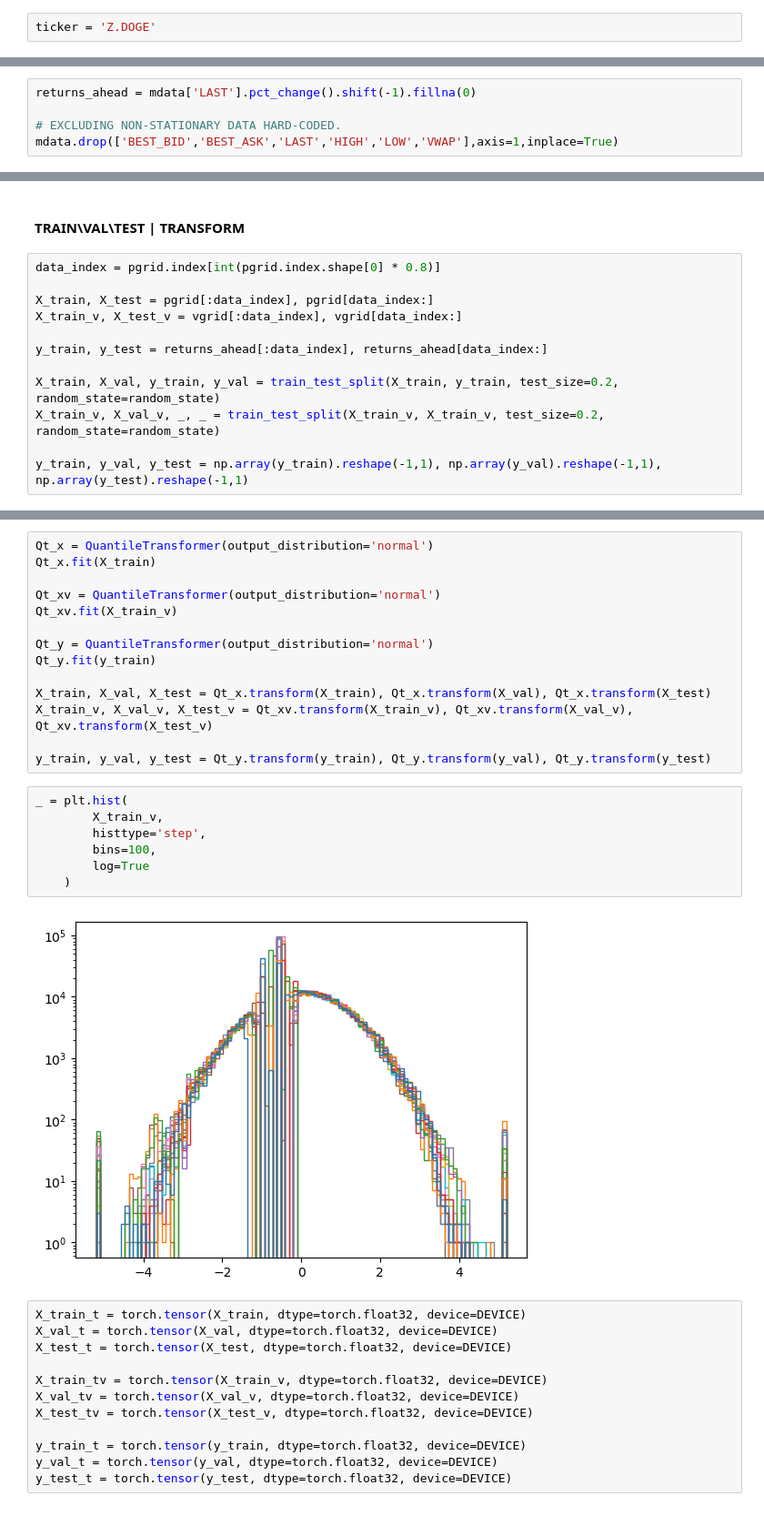
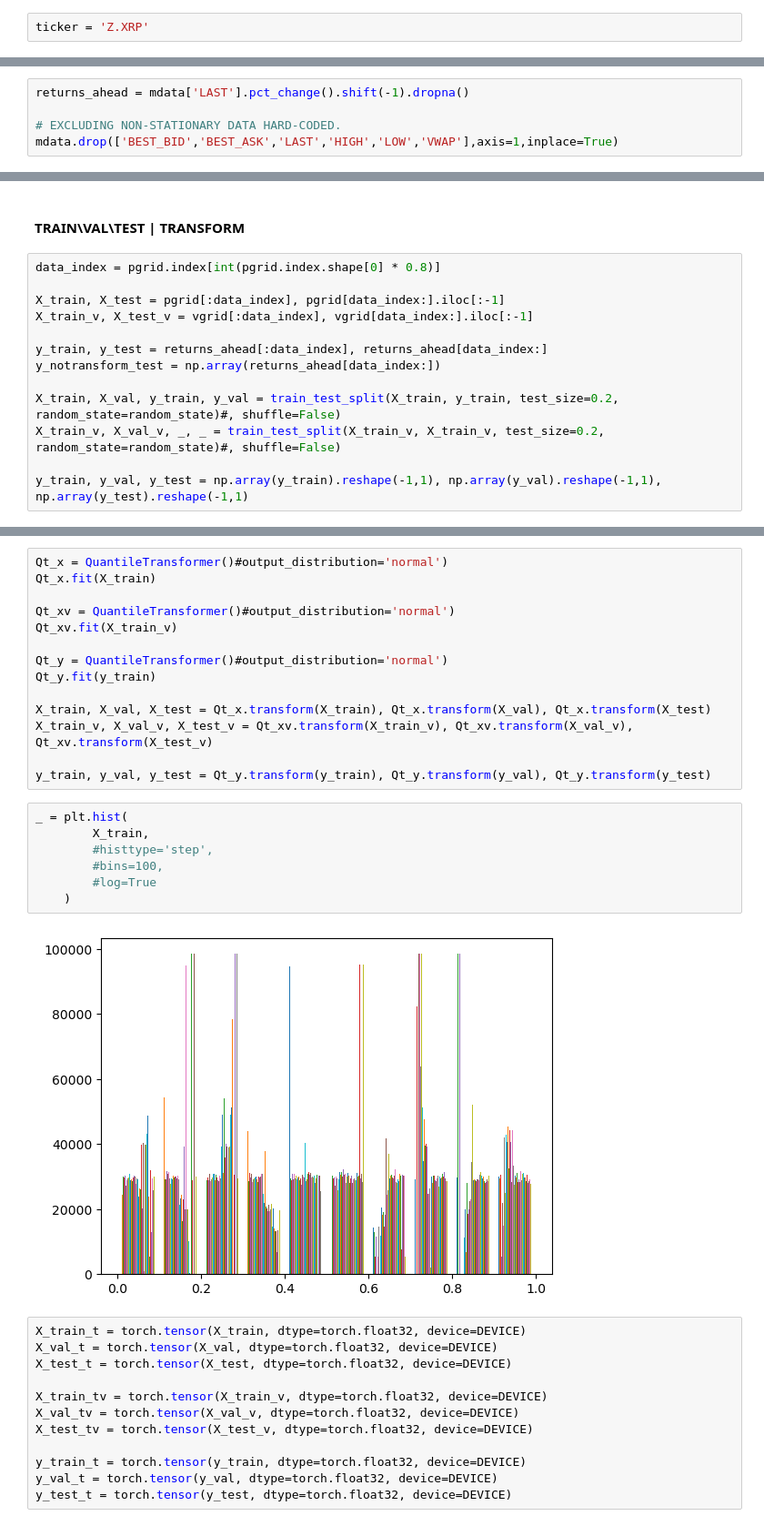
Before and after one commit to dmtrpolovnikov/ML_course, a Jupyter notebook: task_09_polovnikov.ipynb, the cells around one changed output, grey strips where cells are left out. Shown at 91% size. Drawn from its saved outputs; the diff is of its cells as text.

```diff
--- a/task_09_polovnikov.ipynb
+++ b/task_09_polovnikov.ipynb
@@ -64,14 +64,14 @@ def get_market_data(ticker):
 
     return data,price_grid,vol_grid
 # %%
-ticker = 'Z.DOGE'
+ticker = 'Z.XRP'
 # %%
 mdata,pgrid,vgrid = get_market_data(ticker)
 ix = (mdata['HIGH']<=1.1*mdata['VWAP'])&(mdata['LOW']>=0.9*mdata['VWAP'])
 mdata,pgrid,vgrid = mdata[ix],pgrid[ix],vgrid[ix]
 #mdata = mdata.groupby(mdata.index).last()
 # %%
-returns_ahead = mdata['LAST'].pct_change().shift(-1).fillna(0)
+returns_ahead = mdata['LAST'].pct_change().shift(-1).dropna()
 
 # EXCLUDING NON-STATIONARY DATA HARD-CODED.
 mdata.drop(['BEST_BID','BEST_ASK','LAST','HIGH','LOW','VWAP'],axis=1,inplace=True)
@@ -187,12 +180,13 @@ torch.Size([293332, 1])
 # %%
 data_index = pgrid.index[int(pgrid.index.shape[0] * 0.8)]
 
-X_train, X_test = pgrid[:data_index], pgrid[data_index:]
-X_train_v, X_test_v = vgrid[:data_index], vgrid[data_index:]
+X_train, X_test = pgrid[:data_index], pgrid[data_index:].iloc[:-1]
+X_train_v, X_test_v = vgrid[:data_index], vgrid[data_index:].iloc[:-1]
 
 y_train, y_test = returns_ahead[:data_index], returns_ahead[data_index:]
+y_notransform_test = np.array(returns_ahead[data_index:])
 
-X_train, X_val, y_train, y_val = train_test_split(X_train, y_train, test_size=0.2, random_state=random_state)
-X_train_v, X_val_v, _, _ = train_test_split(X_train_v, X_train_v, test_size=0.2, random_state=random_state)
+X_train, X_val, y_train, y_val = train_test_split(X_train, y_train, test_size=0.2, random_state=random_state)#, shuffle=False)
+X_train_v, X_val_v, _, _ = train_test_split(X_train_v, X_train_v, test_size=0.2, random_state=random_state)#, shuffle=False)
 
 y_train, y_val, y_test = np.array(y_train).reshape(-1,1), np.array(y_val).reshape(-1,1), np.array(y_test).reshape(-1,1)
@@ -199,11 +201,11 @@ y_train, y_val, y_test = np.array(y_train).reshape(-1,1), np.array(y_val).reshap
 # %%
-Qt_x = QuantileTransformer(output_distribution='normal')
+Qt_x = QuantileTransformer()#output_distribution='normal')
 Qt_x.fit(X_train)
 
-Qt_xv = QuantileTransformer(output_distribution='normal')
+Qt_xv = QuantileTransformer()#output_distribution='normal')
 Qt_xv.fit(X_train_v)
 
-Qt_y = QuantileTransformer(output_distribution='normal')
+Qt_y = QuantileTransformer()#output_distribution='normal')
 Qt_y.fit(y_train)
 
 X_train, X_val, X_test = Qt_x.transform(X_train), Qt_x.transform(X_val), Qt_x.transform(X_test)
@@ -212,13 +214,13 @@ X_train_v, X_val_v, X_test_v = Qt_xv.transform(X_train_v), Qt_xv.transform(X_val
 y_train, y_val, y_test = Qt_y.transform(y_train), Qt_y.transform(y_val), Qt_y.transform(y_test)
 # %%
 _ = plt.hist(
-        X_train_v,
-        histtype='step',
-        bins=100,
-        log=True
+        X_train,
+        #histtype='step',
+        #bins=100,
+        #log=True
     )
 # %% [output]
-[figure, old version]
+[figure, new version]
 # %%
 X_train_t = torch.tensor(X_train, dtype=torch.float32, device=DEVICE)
 X_val_t = torch.tensor(X_val, dtype=torch.float32, device=DEVICE)
```
Also changed, not shown: parts of 28 cells of this notebook.
